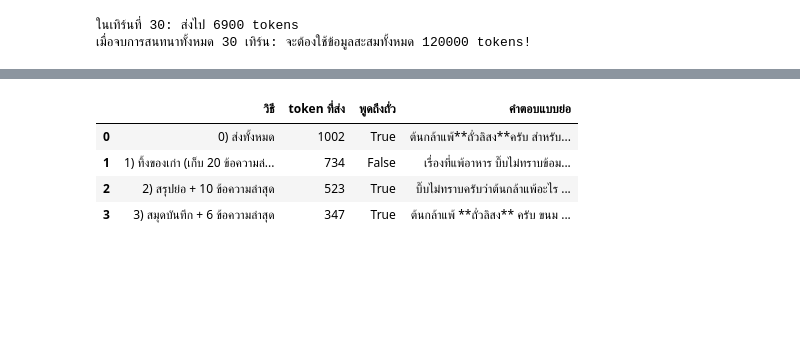
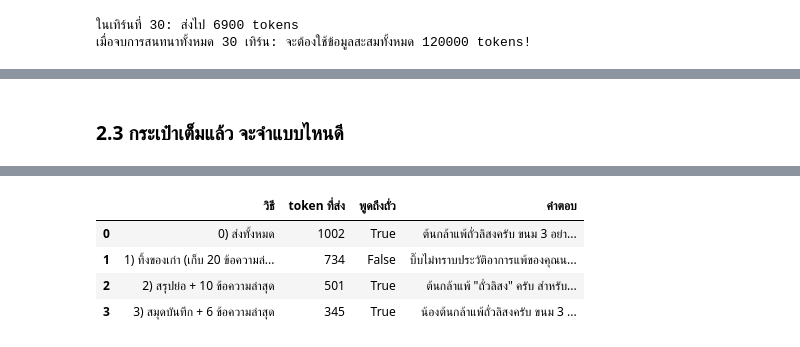
Before and after one commit to BringzUU/lab-ai-69, a Jupyter notebook: LibraryBeeb.ipynb, the cells around one changed output, grey strips where cells are left out. Drawn from its saved outputs; the diff is of its cells as text; code cells hidden in the pictures; blank space fills up the shorter version.

```diff
--- a/LibraryBeeb.ipynb
+++ b/LibraryBeeb.ipynb
@@ -140,0 +156,12 @@ print("ซอง B (มีการ์ด)  :", call_llm(env_B, temperature=0))
+# %%
+import tiktoken
+ENC = tiktoken.get_encoding("o200k_base")       # ตัวหั่นรุ่นใหม่
+ENC_OLD = tiktoken.get_encoding("cl100k_base")  # ตัวหั่นรุ่นเก่า
+
+def count_tokens(text, enc=ENC):
+    return len(enc.encode(text))
+
+def count_msgs(messages):
+    return sum(count_tokens(m["content"]) for m in messages)
+
+print(count_tokens("สวัสดีครับ ผมชื่อบิ๊บ"), "token")
@@ -338,68 +396,51 @@ chat = [
+# %% [markdown]
+### 2.3 กระเป๋าเต็มแล้ว จะจำแบบไหนดี
 # %%
-def count_msgs(messages):
-    """คำนวณจำนวนโทเค็นรวมในชุดข้อความ"""
-    total_tokens = 0
-    for m in messages:
-        total_tokens += len(ENC.encode(m["content"]))
-    return total_tokens
-
 chat = [
     {"role": "user", "content": "สวัสดีบิ๊บ ผมชื่อต้นกล้า"},
     {"role": "assistant", "content": "สวัสดีครับต้นกล้า"},
     {"role": "user", "content": "บอกไว้ก่อนนะ ผมแพ้ถั่วลิสง กินไม่ได้เลย"},
     {"role": "assistant", "content": "รับทราบครับ"},
 ]
-
-# จำลองการคุยเรื่องไดโนเสาร์แทรกเข้ามา 14 ตัว เพื่อดันประวัติบทสนทนาให้ยาวขึ้น
 for t in ["ทีเร็กซ์", "ไทรเซราท็อปส์", "สเตโกซอรัส", "บรอนโตซอรัส", "เวโลซิแรปเตอร์", "ภูเวียงโกซอรัส",
           "สยามโมไทรันนัส", "ไดโนเสาร์บินได้ไหม", "ไดโนเสาร์สูญพันธุ์เพราะอะไร", "ฟอสซิลเกิดขึ้นได้อย่างไร",
           "ไดโนเสาร์ตัวเล็กที่สุด", "ไข่ไดโนเสาร์", "แหล่งไดโนเสาร์ในไทย", "ไดโนเสาร์ว่ายน้ำได้ไหม"]:
     chat += [{"role": "user", "content": f"เล่าเรื่อง{t}ให้ฟังหน่อย"},
              {"role": "assistant", "content": f"{t}เป็นเรื่องที่น่าสนใจมากครับ นักวิทยาศาสตร์ศึกษาจากฟอสซิลและพบว่า... (เล่ายาวสามย่อหน้า)"}]
-
 QUESTION = "ผมแพ้อะไรนะ แล้วช่วยแนะนำขนม 3 อย่างที่ผมกินได้ สำหรับพกไปทัศนศึกษาพิพิธภัณฑ์ไดโนเสาร์หน่อย"
 
 def transcript(msgs):
     return "\n".join(("ต้นกล้า: " if m["role"] == "user" else "บิ๊บ: ") + m["content"] for m in msgs)
 
+def as_list(v):
+    if isinstance(v, list):
+        return [str(x) for x in v]
+    return [str(v)] if v else []
+
 envelopes = {}
-
-# 0) ส่งทั้งหมด
 envelopes["0) ส่งทั้งหมด"] = build_envelope(QUESTION, history=chat)
-
-# 1) ทิ้งของเก่า (เก็บ 20 ข้อความล่าสุด)
 envelopes["1) ทิ้งของเก่า (เก็บ 20 ข้อความล่าสุด)"] = build_envelope(QUESTION, history=chat[-20:])
 
-# 2) สรุปย่อ + 10 ข้อความล่าสุด
 summary = call_llm([{"role": "system", "content": "สรุปบทสนทนาต่อไปนี้ให้เหลือไม่เกิน 2 บรรทัด เน้นเรื่องที่คุยเป็นหลัก"},
                     {"role": "user", "content": transcript(chat[:-10])}], temperature=0)
-print("บทสรุปจากการสืบค้น:", summary)
+print("บทสรุป:", summary)
 envelopes["2) สรุปย่อ + 10 ข้อความล่าสุด"] = build_envelope(QUESTION, memory="สรุปบทสนทนาก่อนหน้า: " + summary, history=chat[-10:])
 
-# 3) สมุดบันทึกย่อส่วนผู้ใช้ + 6 ข้อความล่าสุด
 raw = call_llm([{"role": "system", "content": 'ดึงข้อเท็จจริงสำคัญเกี่ยวกับผู้ใช้ ตอบเป็น JSON เท่านั้น รูปแบบ {"name": "", "allergies": [], "likes": []}'},
                 {"role": "user", "content": transcript(chat)}], temperature=0)
-
-try:
-    notebook_data = json.loads(re.search(r"\{.*\}", raw, re.S).group())
-except Exception:
-    notebook_data = {"name": "ต้นกล้า", "allergies": ["ถั่วลิสง"], "likes": ["ไดโนเสาร์"]}
-
-print("สมุดบันทึกที่ดึงได้:", notebook_data)
-memory_text = (f"ชื่อ: {notebook_data.get('name', '')} | แพ้: {', '.join(notebook_data.get('allergies', []))}"
-               f" | ชอบ: {', '.join(notebook_data.get('likes', []))}")
+notebook = parse_json(raw)
+if not isinstance(notebook, dict):
+    print("⚠️ ดึงสมุดบันทึกจาก LLM ไม่ได้ ใช้สมุดว่างแทน (ผลวิธีที่ 3 จะไม่สะท้อนความสามารถจริง)")
+    notebook = {}
+print("สมุดบันทึก:", notebook)
+memory_text = (f"ชื่อ: {notebook.get('name', '')} | แพ้: {', '.join(as_list(notebook.get('allergies')))}"
+               f" | ชอบ: {', '.join(as_list(notebook.get('likes')))}")
 envelopes["3) สมุดบันทึก + 6 ข้อความล่าสุด"] = build_envelope(QUESTION, memory=memory_text, history=chat[-6:])
 
-# รันเปรียบเทียบ
 rows = []
 for name, env in envelopes.items():
     ans = call_llm(env, temperature=0)
-    rows.append({
-        "วิธี": name,
-        "token ที่ส่ง": count_msgs(env),
-        "พูดถึงถั่ว": "ถั่ว" in ans or "peanut" in ans.lower(),
-        "คำตอบแบบย่อ": ans.replace("\n", " ")[:130] + "..."
-    })
-
+    rows.append({"วิธี": name, "token ที่ส่ง": count_msgs(env), "พูดถึงถั่ว": "ถั่ว" in ans,
+                 "คำตอบ": ans.replace("\n", " ")[:150]})
 pd.DataFrame(rows)
 # %% [output]
@@ -411,5 +453,5 @@ pd.DataFrame(rows)
-|  | วิธี | token ที่ส่ง | พูดถึงถั่ว | คำตอบแบบย่อ |
-| 0 | 0) ส่งทั้งหมด | 1002 | True | ต้นกล้าแพ้**ถั่วลิสง**ครับ สำหรับ... |
-| 1 | 1) ทิ้งของเก่า (เก็บ 20 ข้อความล่... | 734 | False | เรื่องที่แพ้อาหาร บิ๊บไม่ทราบข้อม... |
-| 2 | 2) สรุปย่อ + 10 ข้อความล่าสุด | 523 | True | บิ๊บไม่ทราบครับว่าต้นกล้าแพ้อะไร ... |
-| 3 | 3) สมุดบันทึก + 6 ข้อความล่าสุด | 347 | True | ต้นกล้าแพ้ **ถั่วลิสง** ครับ ขนม ... |
+|  | วิธี | token ที่ส่ง | พูดถึงถั่ว | คำตอบ |
+| 0 | 0) ส่งทั้งหมด | 1002 | True | ต้นกล้าแพ้ถั่วลิสงครับ ขนม 3 อย่า... |
+| 1 | 1) ทิ้งของเก่า (เก็บ 20 ข้อความล่... | 734 | False | บิ๊บไม่ทราบประวัติอาการแพ้ของคุณน... |
+| 2 | 2) สรุปย่อ + 10 ข้อความล่าสุด | 501 | True | ต้นกล้าแพ้ "ถั่วลิสง" ครับ สำหรับ... |
+| 3 | 3) สมุดบันทึก + 6 ข้อความล่าสุด | 345 | True | น้องต้นกล้าแพ้ถั่วลิสงครับ ขนม 3 ... |
```
Also changed, not shown: parts of 62 cells of this notebook.
